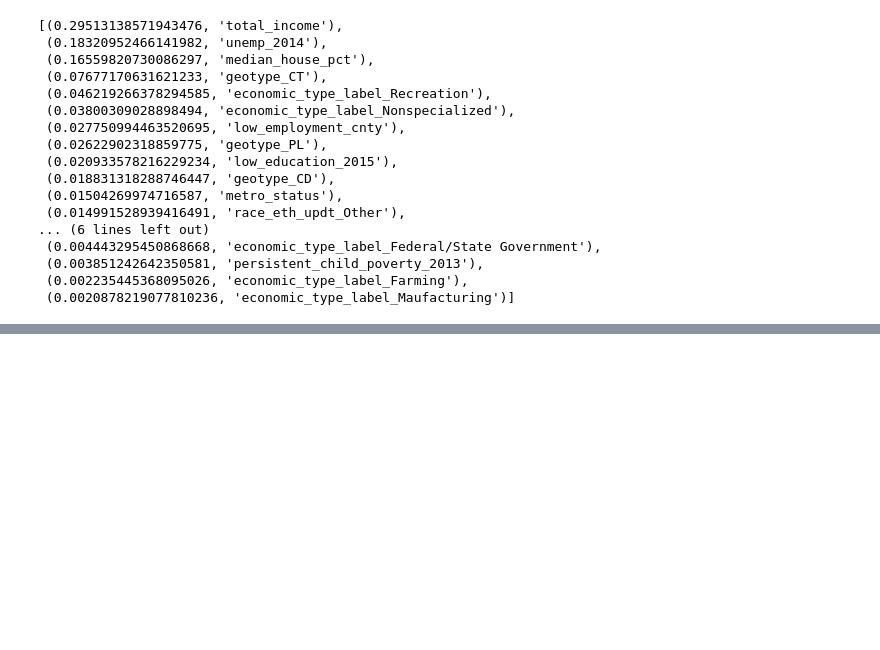
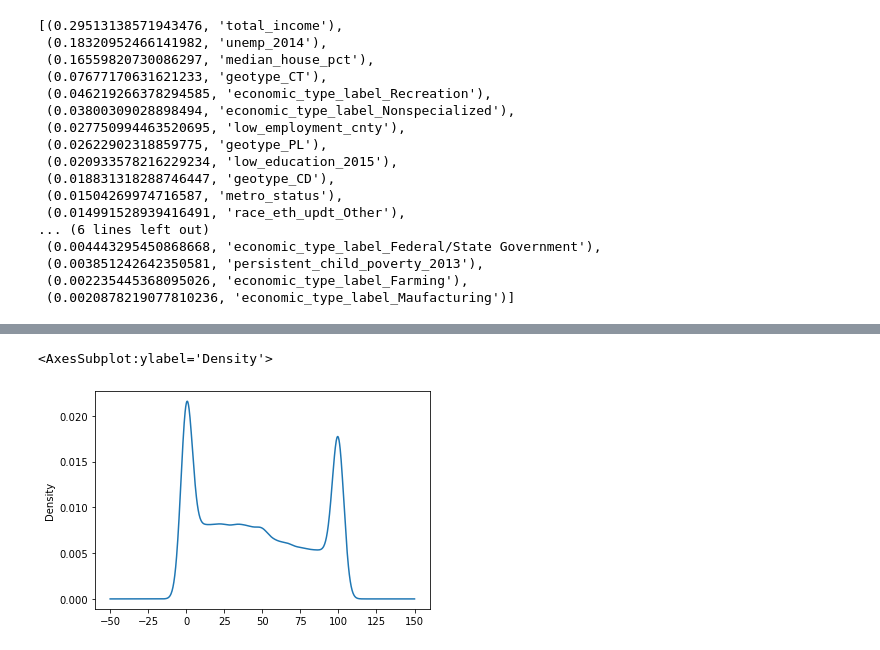
Before and after one commit to mtmcphail/Group1_Final, a Jupyter notebook: liquor_license_ml_0303.ipynb, the cells around one changed output, grey strips where cells are left out. Saved outputs shown, nothing was run; the diff lists cells and outputs as text; code cells hidden in the pictures; blank space fills up the shorter version.

```diff
--- a/liquor_license_ml_0303.ipynb
+++ b/liquor_license_ml_0303.ipynb
@@ -208,0 +221,5 @@ sorted(zip(rf_model2.feature_importances_, X2.columns), reverse=True)
+# %%
+df['pct_of_total'].plot.density()
+# %% [output]
+<AxesSubplot:ylabel='Density'>
+[figure, added]
```
Also changed, not shown: parts of 1 cell of this notebook.
